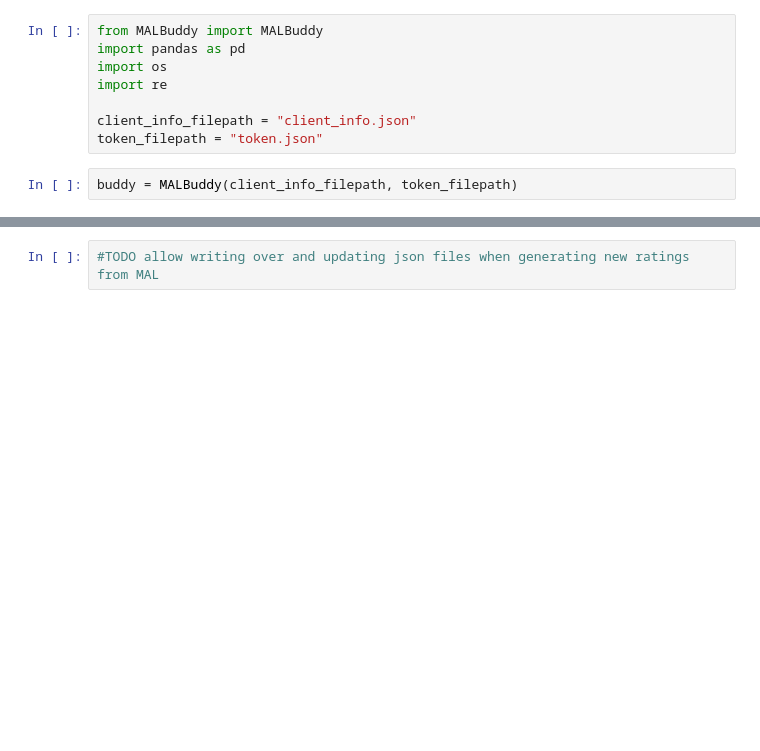
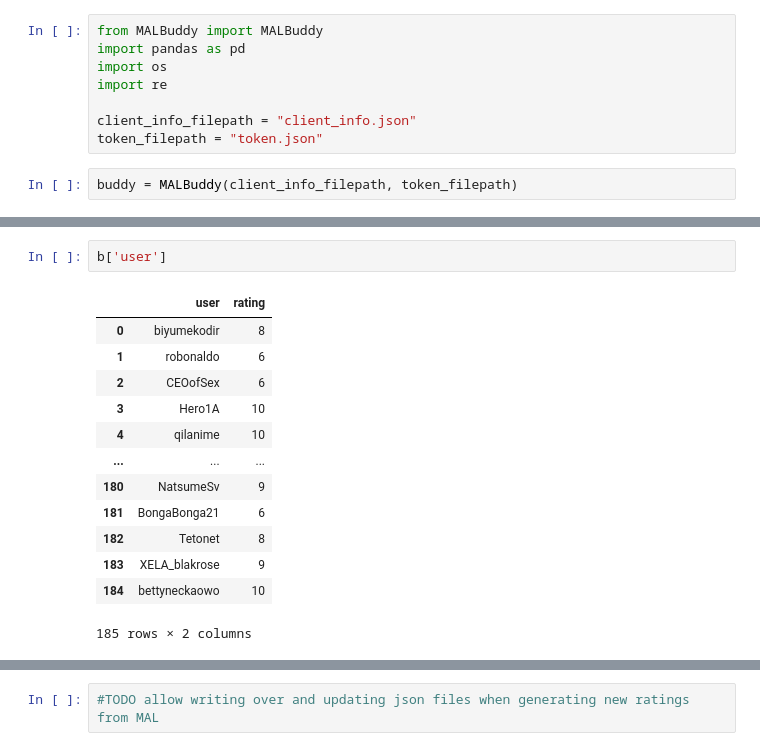
Before and after one commit to MALBuddy/MALBuddy, a Jupyter notebook: get_similar_user_ratings.ipynb, the cells around one changed output, grey strips where cells are left out. Saved outputs shown, nothing was run; the diff lists cells and outputs as text; blank space fills up the shorter version.

```diff
--- a/get_similar_user_ratings.ipynb
+++ b/get_similar_user_ratings.ipynb
@@ -63,0 +101,16 @@ NameError: name 'buddy' is not defined
+# %%
+b['user']
+# %% [output]
+|  | user | rating |
+| 0 | biyumekodir | 8 |
+| 1 | robonaldo | 6 |
+| 2 | CEOofSex | 6 |
+| 3 | Hero1A | 10 |
+| 4 | qilanime | 10 |
+| ... | ... | ... |
+| 180 | NatsumeSv | 9 |
+| 181 | BongaBonga21 | 6 |
+| 182 | Tetonet | 8 |
+| 183 | XELA_blakrose | 9 |
+| 184 | bettyneckaowo | 10 |
+185 rows × 2 columns
```
Also changed, not shown: parts of 25 cells of this notebook, 3 other files.
